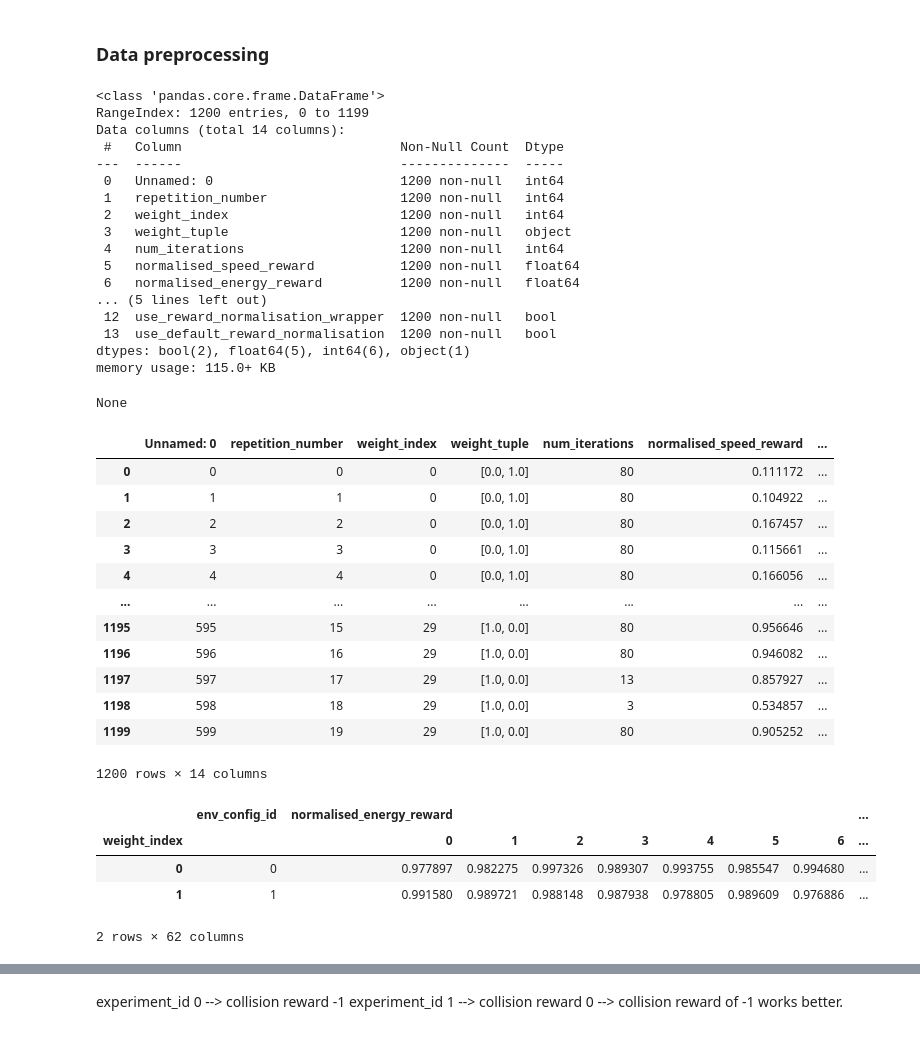
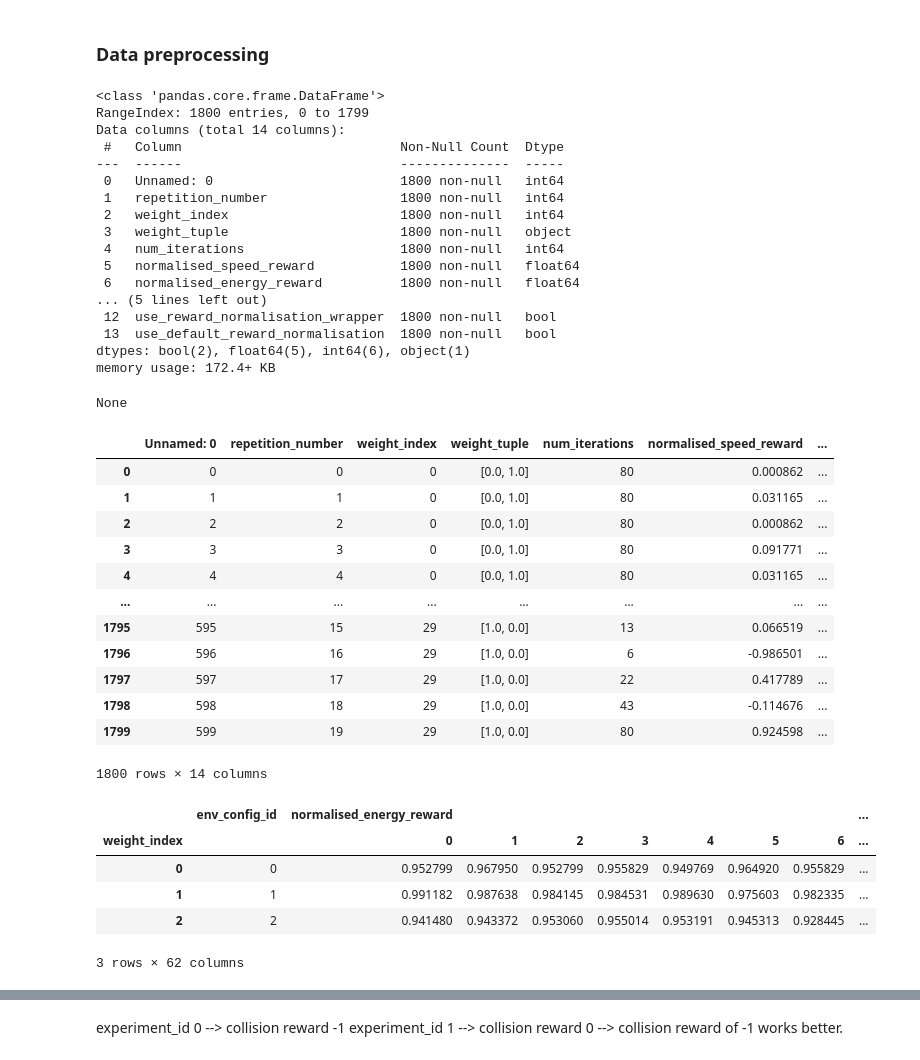
Before and after one commit to whl020406/moma-rl-ad, a Jupyter notebook: test_negative_collision_reward.ipynb, the cells around one changed output, grey strips where cells are left out. Drawn from its saved outputs; the diff is of its cells as text; code cells hidden in the pictures.

```diff
--- a/test_negative_collision_reward.ipynb
+++ b/test_negative_collision_reward.ipynb
@@ -79,41 +99,41 @@ gridsearch(MO_DQN, env, run_config, 11, csv_file_path="data/crash_reward_adjustm
 ### Data preprocessing
 # %%
 #load the data
-df_complete = pd.read_csv("data/crash_reward_adjustments/experiment_merged.csv")
+df_complete = pd.read_csv("data/crash_reward_adjustments2/experiment_merged.csv")
 display(df_complete.info())
 display(df_complete)
 # %% [output]
 <class 'pandas.core.frame.DataFrame'>
-RangeIndex: 1200 entries, 0 to 1199
+RangeIndex: 1800 entries, 0 to 1799
 Data columns (total 14 columns):
  #   Column                            Non-Null Count  Dtype
 ---  ------                            --------------  -----
- 0   Unnamed: 0                        1200 non-null   int64
- 1   repetition_number                 1200 non-null   int64
- 2   weight_index                      1200 non-null   int64
- 3   weight_tuple                      1200 non-null   object
- 4   num_iterations                    1200 non-null   int64
- 5   normalised_speed_reward           1200 non-null   float64
- 6   normalised_energy_reward          1200 non-null   float64
+ 0   Unnamed: 0                        1800 non-null   int64
+ 1   repetition_number                 1800 non-null   int64
+ 2   weight_index                      1800 non-null   int64
+ 3   weight_tuple                      1800 non-null   object
+ 4   num_iterations                    1800 non-null   int64
+ 5   normalised_speed_reward           1800 non-null   float64
+ 6   normalised_energy_reward          1800 non-null   float64
 ... (5 lines left out)
- 12  use_reward_normalisation_wrapper  1200 non-null   bool
- 13  use_default_reward_normalisation  1200 non-null   bool
+ 12  use_reward_normalisation_wrapper  1800 non-null   bool
+ 13  use_default_reward_normalisation  1800 non-null   bool
 dtypes: bool(2), float64(5), int64(6), object(1)
-memory usage: 115.0+ KB
+memory usage: 172.4+ KB
 None
 |  | Unnamed: 0 | repetition_number | weight_index | weight_tuple | num_iterations | normalised_speed_reward | ... |
-| 0 | 0 | 0 | 0 | [0.0, 1.0] | 80 | 0.111172 | ... |
-| 1 | 1 | 1 | 0 | [0.0, 1.0] | 80 | 0.104922 | ... |
-| 2 | 2 | 2 | 0 | [0.0, 1.0] | 80 | 0.167457 | ... |
-| 3 | 3 | 3 | 0 | [0.0, 1.0] | 80 | 0.115661 | ... |
-| 4 | 4 | 4 | 0 | [0.0, 1.0] | 80 | 0.166056 | ... |
+| 0 | 0 | 0 | 0 | [0.0, 1.0] | 80 | 0.000862 | ... |
+| 1 | 1 | 1 | 0 | [0.0, 1.0] | 80 | 0.031165 | ... |
+| 2 | 2 | 2 | 0 | [0.0, 1.0] | 80 | 0.000862 | ... |
+| 3 | 3 | 3 | 0 | [0.0, 1.0] | 80 | 0.091771 | ... |
+| 4 | 4 | 4 | 0 | [0.0, 1.0] | 80 | 0.031165 | ... |
 | ... | ... | ... | ... | ... | ... | ... | ... |
-| 1195 | 595 | 15 | 29 | [1.0, 0.0] | 80 | 0.956646 | ... |
-| 1196 | 596 | 16 | 29 | [1.0, 0.0] | 80 | 0.946082 | ... |
-| 1197 | 597 | 17 | 29 | [1.0, 0.0] | 13 | 0.857927 | ... |
-| 1198 | 598 | 18 | 29 | [1.0, 0.0] | 3 | 0.534857 | ... |
-| 1199 | 599 | 19 | 29 | [1.0, 0.0] | 80 | 0.905252 | ... |
+| 1795 | 595 | 15 | 29 | [1.0, 0.0] | 13 | 0.066519 | ... |
+| 1796 | 596 | 16 | 29 | [1.0, 0.0] | 6 | -0.986501 | ... |
+| 1797 | 597 | 17 | 29 | [1.0, 0.0] | 22 | 0.417789 | ... |
+| 1798 | 598 | 18 | 29 | [1.0, 0.0] | 43 | -0.114676 | ... |
+| 1799 | 599 | 19 | 29 | [1.0, 0.0] | 80 | 0.924598 | ... |
-1200 rows × 14 columns
+1800 rows × 14 columns
 # %%
 #preprocess the dataframe
 multi_index_list = ["env_config_id"]
@@ -126,9 +146,10 @@ display(table)
 # %% [output]
 |  | env_config_id | normalised_energy_reward |  |  |  |  |  |  | ... |
 | weight_index |  | 0 | 1 | 2 | 3 | 4 | 5 | 6 | ... |
-| 0 | 0 | 0.977897 | 0.982275 | 0.997326 | 0.989307 | 0.993755 | 0.985547 | 0.994680 | ... |
-| 1 | 1 | 0.991580 | 0.989721 | 0.988148 | 0.987938 | 0.978805 | 0.989609 | 0.976886 | ... |
+| 0 | 0 | 0.952799 | 0.967950 | 0.952799 | 0.955829 | 0.949769 | 0.964920 | 0.955829 | ... |
+| 1 | 1 | 0.991182 | 0.987638 | 0.984145 | 0.984531 | 0.989630 | 0.975603 | 0.982335 | ... |
+| 2 | 2 | 0.941480 | 0.943372 | 0.953060 | 0.955014 | 0.953191 | 0.945313 | 0.928445 | ... |
-2 rows × 62 columns
+3 rows × 62 columns
 # %%
 multi_index_list = ['env_config_id', "weight_index"]
 
```
Also changed, not shown: parts of 7 cells of this notebook, 17 other files.
